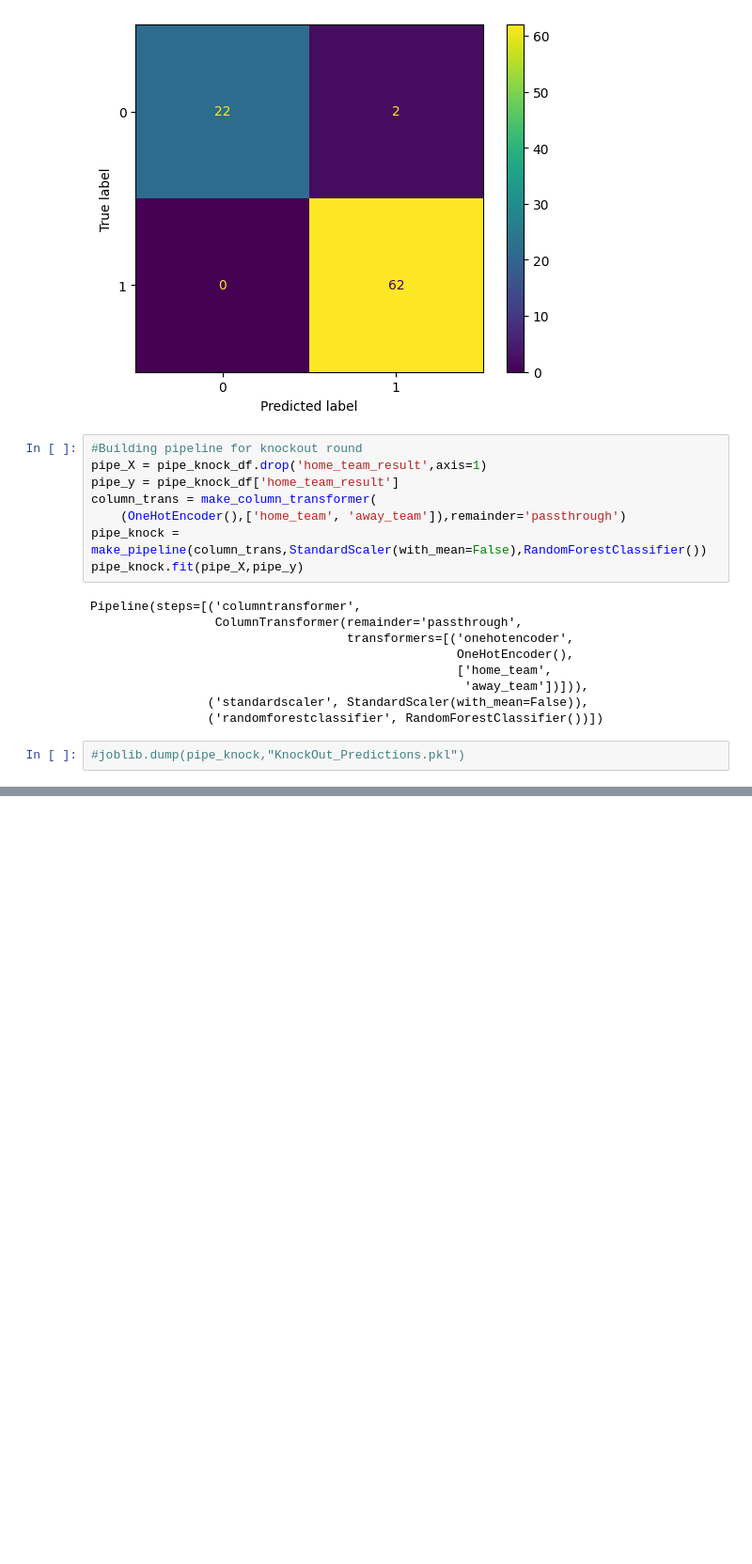
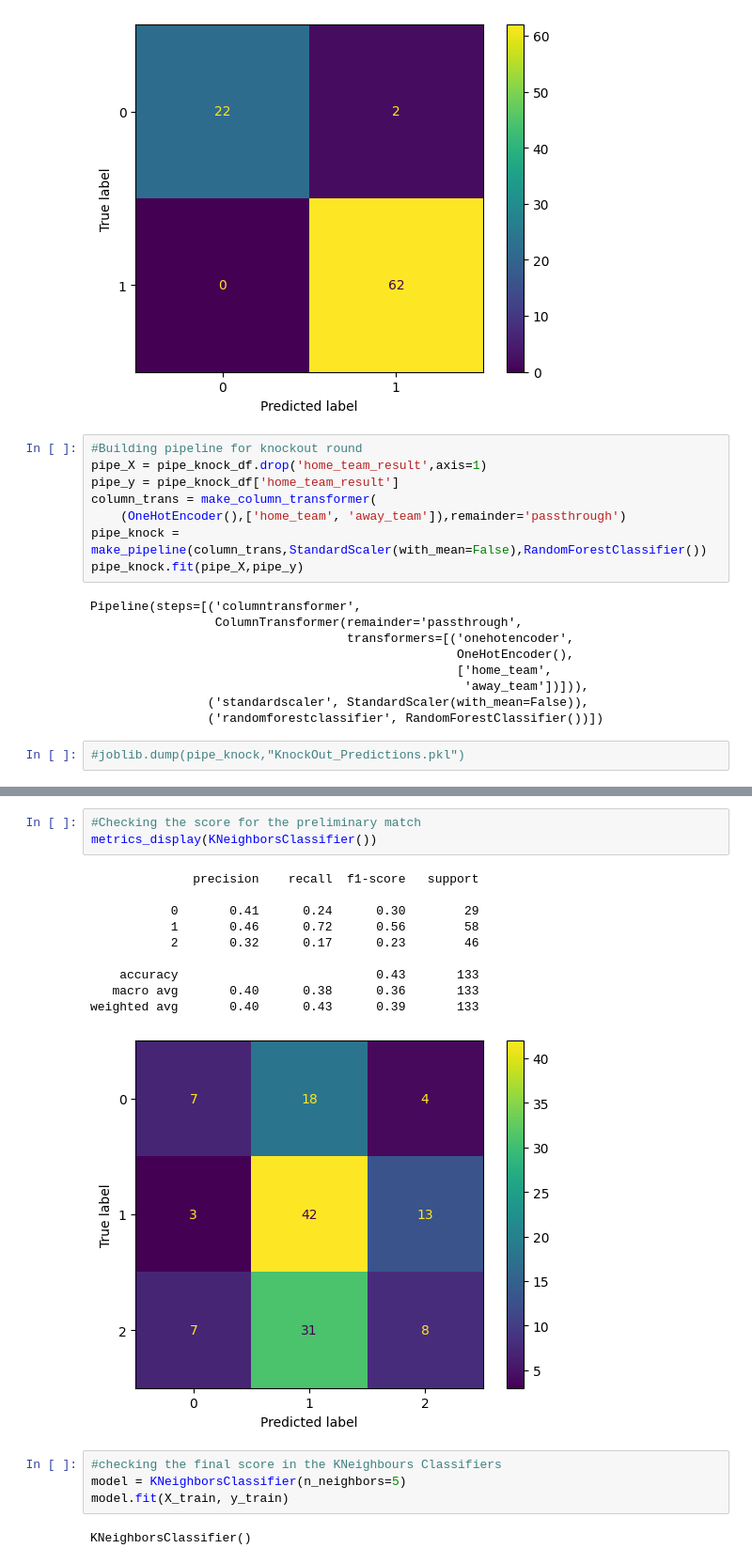
Before and after one commit to jmclement/road_to_qatar_2022, a Jupyter notebook: notebooks/Sample Model notebook.ipynb, the cells around one changed output, grey strips where cells are left out. Shown: that part at 94% size. Drawn from its saved outputs; the diff is of its cells as text; blank space fills up the shorter version.

Commit message:
kneighborsclassifiers

```diff
--- a/notebooks/Sample Model notebook.ipynb
+++ b/notebooks/Sample Model notebook.ipynb
@@ -484,0 +447,20 @@ Pipeline(steps=[('columntransformer',
+# %%
+#Checking the score for the preliminary match
+metrics_display(KNeighborsClassifier())
+# %% [output]
+              precision    recall  f1-score   support
+
+           0       0.41      0.24      0.30        29
+           1       0.46      0.72      0.56        58
+           2       0.32      0.17      0.23        46
+
+    accuracy                           0.43       133
+   macro avg       0.40      0.38      0.36       133
+weighted avg       0.40      0.43      0.39       133
+[figure, added]
+# %%
+#checking the final score in the KNeighbours Classifiers
+model = KNeighborsClassifier(n_neighbors=5)
+model.fit(X_train, y_train)
+# %% [output]
+KNeighborsClassifier()
```
Also changed, not shown: parts of 11 cells of this notebook.
